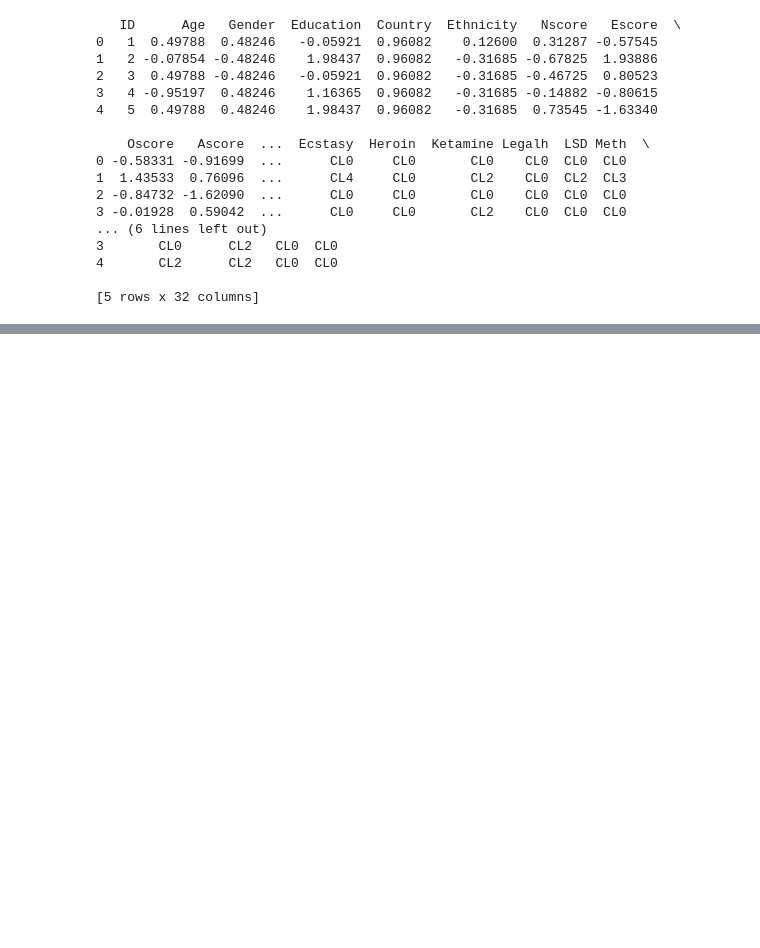
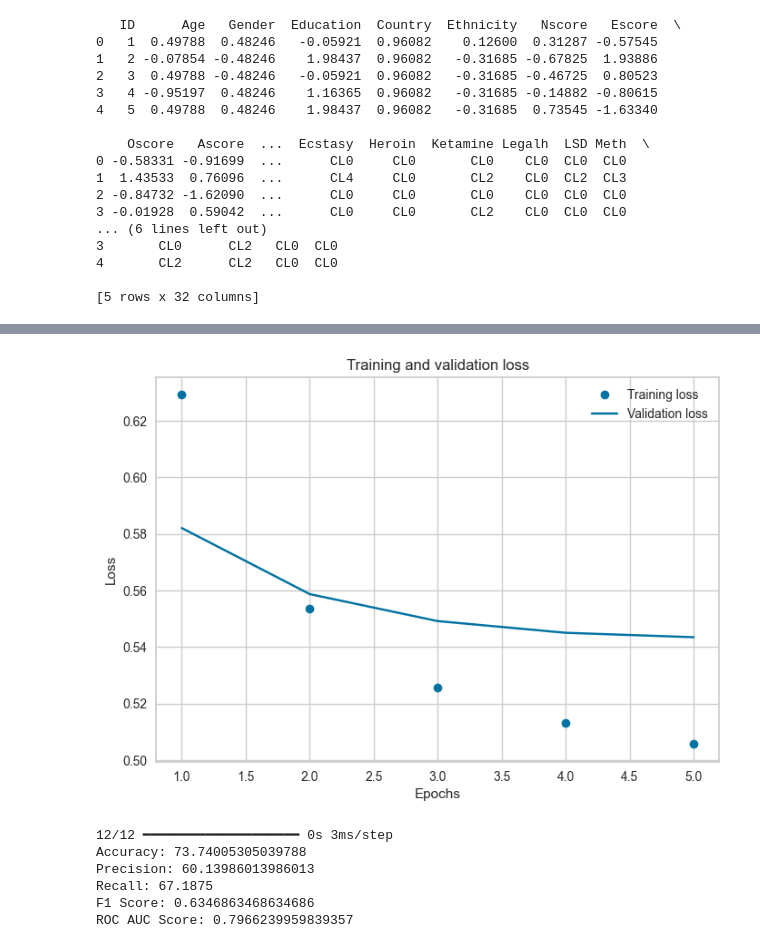
Before and after one commit to Brennan-Chan/Algorithms_GP_DrugCons, a Jupyter notebook: GProj/T-prod.ipynb, the cells around one changed output, grey strips where cells are left out. Saved outputs shown, nothing was run; the diff lists cells and outputs as text; code cells hidden in the pictures; blank space fills up the shorter version.

```diff
--- a/GProj/T-prod.ipynb
+++ b/GProj/T-prod.ipynb
@@ -30,0 +160,19 @@ print(drg_df.head())
+# %%
+from tensorflow.keras.models import Sequential
+import tensorflow as tf
+from tensorflow.keras.layers import Dense
+
+num_features = X_train.shape[1]
+
+# Define the model for binary classification
+model = tf.keras.Sequential([
+    Dense(64, activation='relu', input_shape=(num_features,)),  # Input layer
+    Dense(32, activation='relu'),  # Hidden layer
+    Dense(1, activation='sigmoid')  # Output layer with sigmoid activation
+])
+
+# Compile the model for binary classification
+model.compile(optimizer='adam', loss='binary_crossentropy', metrics=['accuracy'])
+
+# Train the model
+history = model.fit(X_train, y_train, epochs=5, batch_size=32, validation_split=0.2)
@@ -30,0 +190,51 @@ print(drg_df.head())
+# %%
+import matplotlib.pyplot as plt
+
+# Access training and validation loss values from history
+train_loss = history.history['loss']
+val_loss = history.history['val_loss']
+
+# Plot training and validation loss values
+epochs = range(1, len(train_loss) + 1)
+plt.plot(epochs, train_loss, 'bo', label='Training loss')
+plt.plot(epochs, val_loss, 'b', label='Validation loss')
+plt.title('Training and validation loss')
+plt.xlabel('Epochs')
+plt.ylabel('Loss')
+plt.legend()
+plt.show()
+# %% [output]
+[figure, added]
+# %%
+# Make some predictions
+predictions = model.predict(X_test)
+binary_predictions = (predictions > 0.5).astype(int)
+
+# Calculate accuracy
+accuracy = accuracy_score(y_test, binary_predictions)
+
+# Calculate precision
+precision = precision_score(y_test, binary_predictions)
+
+# Calculate recall
+recall = recall_score(y_test, binary_predictions)
+
+# Calculate F1 score
+f1 = f1_score(y_test, binary_predictions)
+
+# Calculate ROC AUC score
+roc_auc = roc_auc_score(y_test, predictions)
+
+# Print the evaluation metrics
+print("Accuracy:", accuracy * 100)
+print("Precision:", precision * 100)
+print("Recall:", recall * 100) # 67.2% of the actual positive instances were correctly identified by the model.
+print("F1 Score:", f1 ) # 0.635 suggests that the model achieves a reasonable balance between precision and recall.
+print("ROC AUC Score:", roc_auc ) #  0.797 suggests that the model has good discrimination ability.
+# %% [output]
+12/12 ━━━━━━━━━━━━━━━━━━━━ 0s 3ms/step
+Accuracy: 73.74005305039788
+Precision: 60.13986013986013
+Recall: 67.1875
+F1 Score: 0.6346863468634686
+ROC AUC Score: 0.7966239959839357
```
Also changed, not shown: parts of 10 cells of this notebook.
